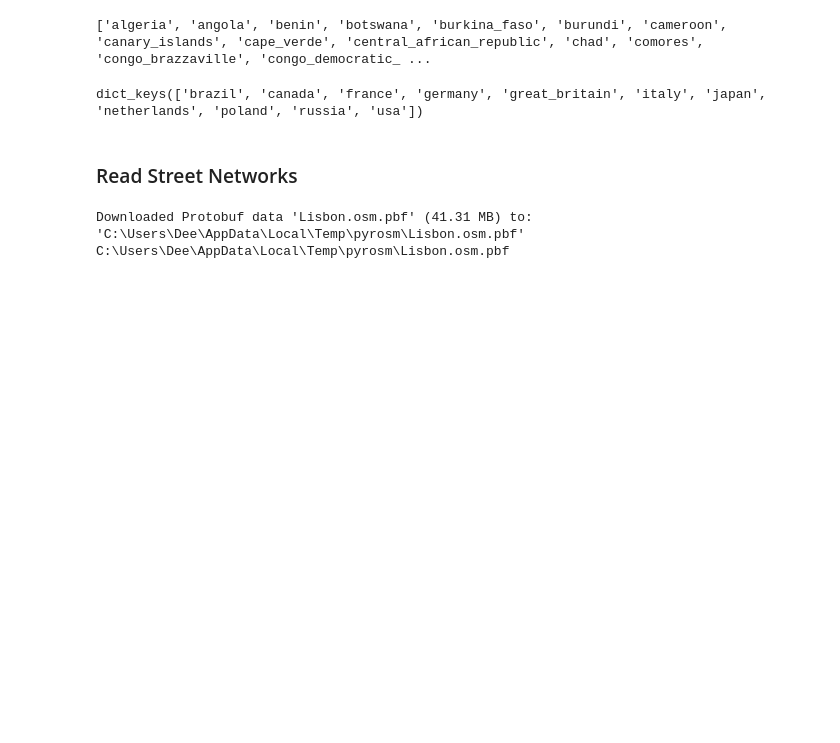
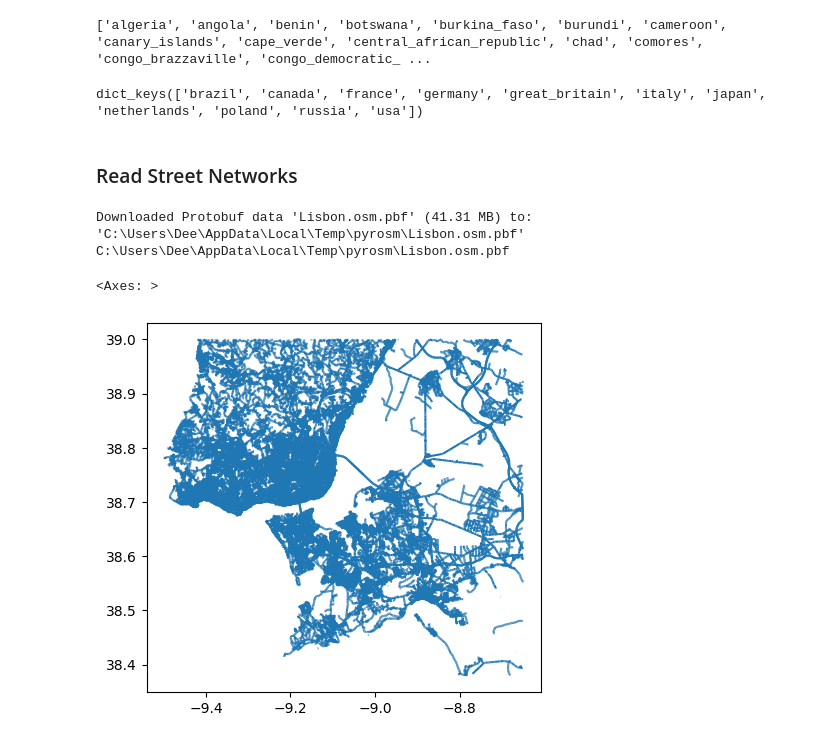
Before and after one commit to denironyx/geoapi, a Jupyter notebook: scripts/pyrosm.ipynb, the cells around one changed output. Saved outputs shown, nothing was run; the diff lists cells and outputs as text; code cells hidden in the pictures; blank space fills up the shorter version.

```diff
--- a/scripts/pyrosm.ipynb
+++ b/scripts/pyrosm.ipynb
@@ -39,3 +39,8 @@ osm = OSM(fp)
 # %%
 # Read all drivable roads
 drive_net = osm.get_network(network_type='driving')
+# %%
+drive_net.plot()
+# %% [output]
+<Axes: >
+[figure, added]
```
Also changed, not shown: parts of 5 cells of this notebook.
